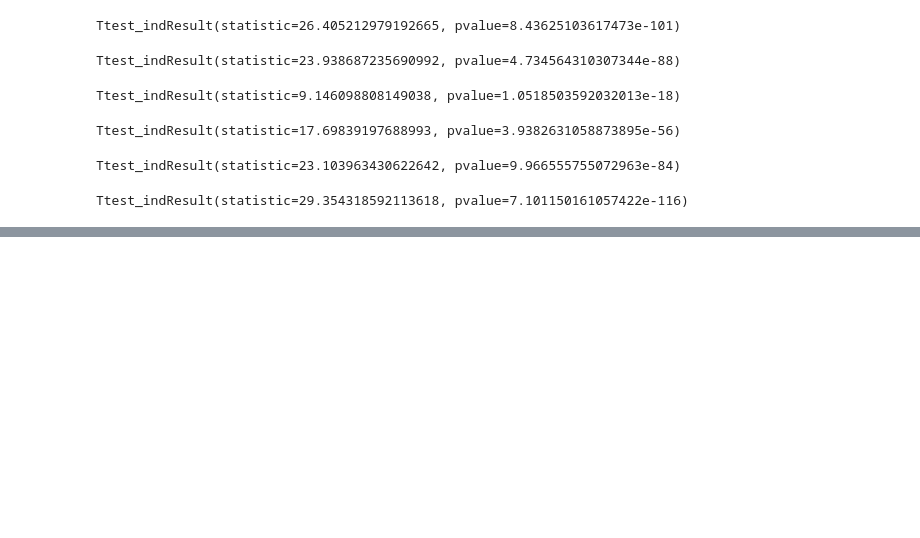
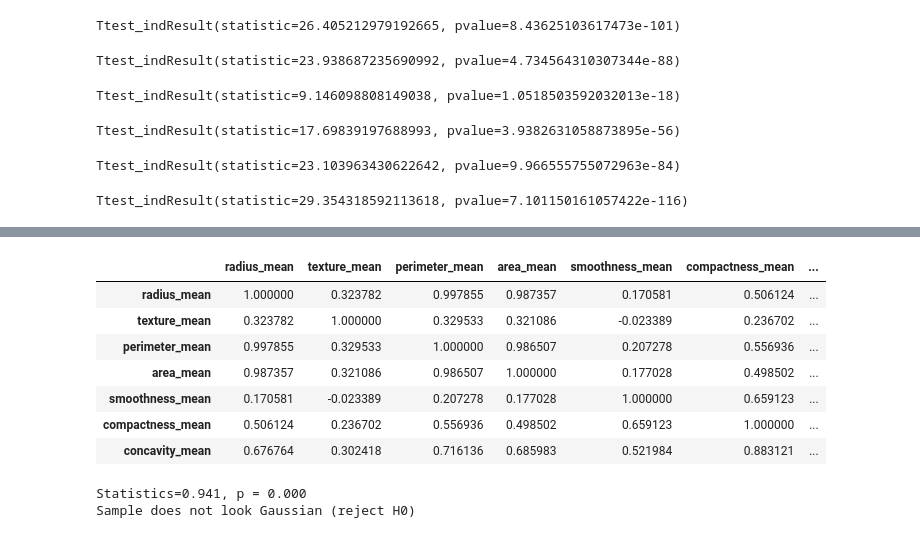
Before and after one commit to mouradap/breast_cancer, a Jupyter notebook: Dados.ipynb, the cells around one changed output, grey strips where cells are left out. Cells and saved outputs as stored; diff of their text form; code cells hidden in the pictures; blank space fills up the shorter version.

```diff
--- a/Dados.ipynb
+++ b/Dados.ipynb
@@ -344,0 +416,11 @@ Ttest_indResult(statistic=29.354318592113618, pvalue=7.101150161057422e-116)
+# %%
+dadosMeans.corr()
+# %% [output]
+|  | radius_mean | texture_mean | perimeter_mean | area_mean | smoothness_mean | compactness_mean | ... |
+| radius_mean | 1.000000 | 0.323782 | 0.997855 | 0.987357 | 0.170581 | 0.506124 | ... |
+| texture_mean | 0.323782 | 1.000000 | 0.329533 | 0.321086 | -0.023389 | 0.236702 | ... |
+| perimeter_mean | 0.997855 | 0.329533 | 1.000000 | 0.986507 | 0.207278 | 0.556936 | ... |
+| area_mean | 0.987357 | 0.321086 | 0.986507 | 1.000000 | 0.177028 | 0.498502 | ... |
+| smoothness_mean | 0.170581 | -0.023389 | 0.207278 | 0.177028 | 1.000000 | 0.659123 | ... |
+| compactness_mean | 0.506124 | 0.236702 | 0.556936 | 0.498502 | 0.659123 | 1.000000 | ... |
+| concavity_mean | 0.676764 | 0.302418 | 0.716136 | 0.685983 | 0.521984 | 0.883121 | ... |
@@ -344,0 +439,5 @@ Ttest_indResult(statistic=29.354318592113618, pvalue=7.101150161057422e-116)
+# %%
+am_i_normal(dadosMeans.radius_mean)
+# %% [output]
+Statistics=0.941, p = 0.000
+Sample does not look Gaussian (reject H0)
```
Also changed, not shown: parts of 5 cells of this notebook, 1 other file.
